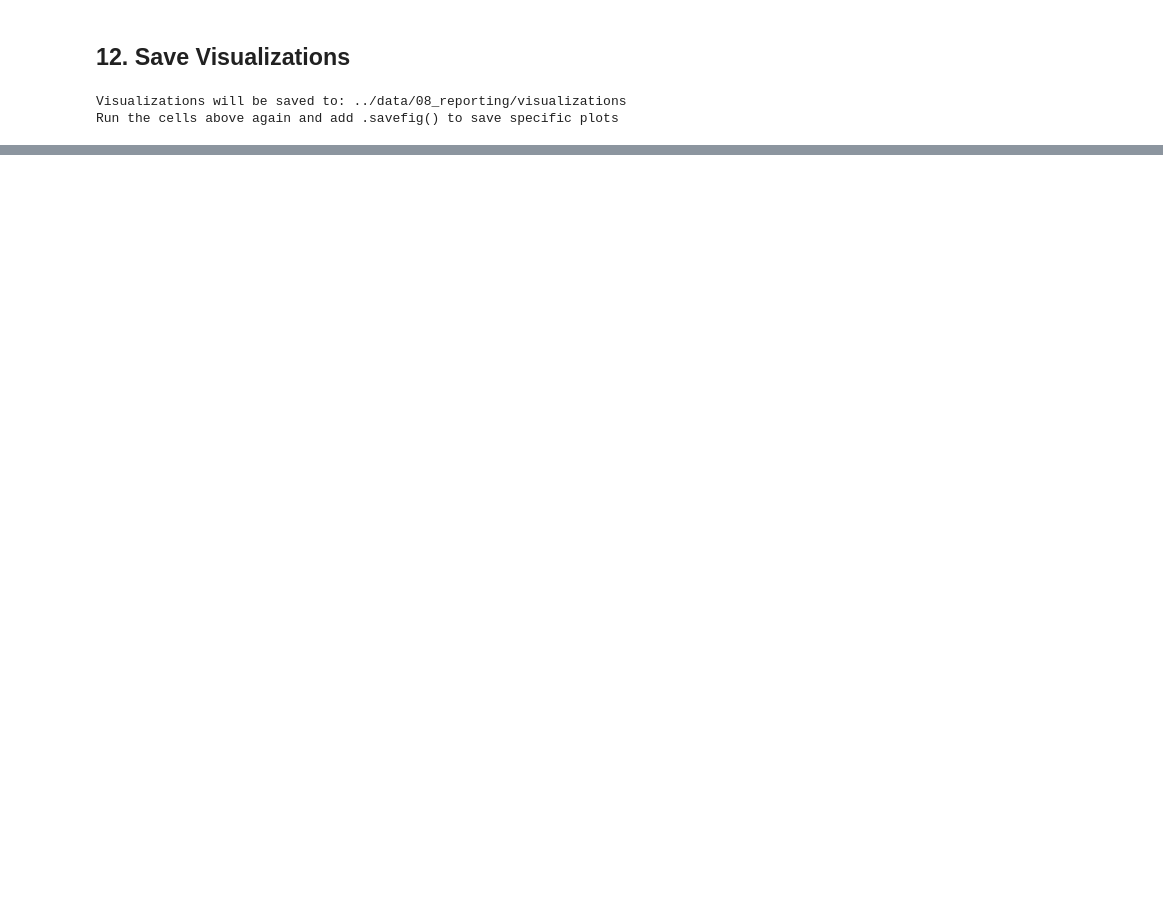
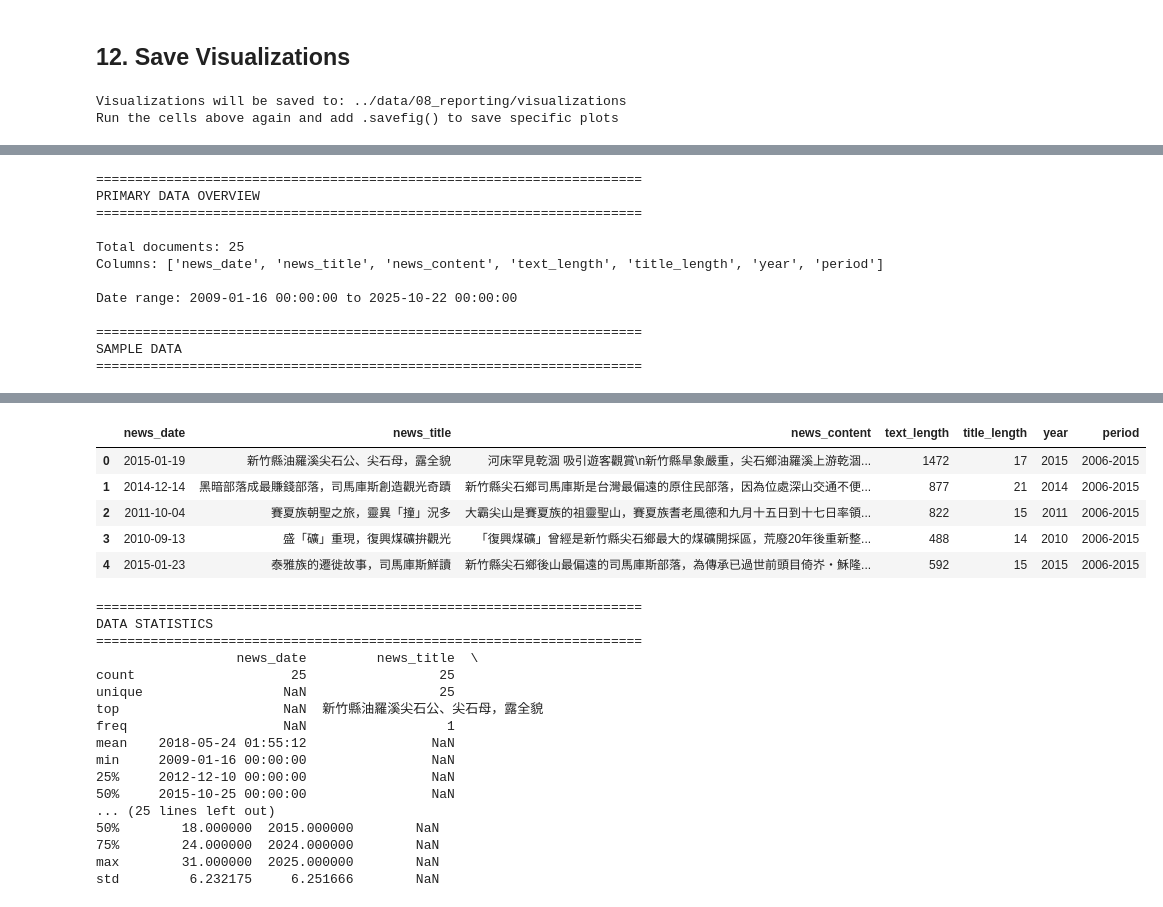
Before and after one commit to eslywadan/lsa-markus, a Jupyter notebook: notebooks/01_visualize_results.ipynb, the cells around one changed output, grey strips where cells are left out. Cells and saved outputs as stored; diff of their text form; code cells hidden in the pictures; blank space fills up the shorter version.

```diff
--- a/notebooks/01_visualize_results.ipynb
+++ b/notebooks/01_visualize_results.ipynb
@@ -401,0 +724,35 @@ Run the cells above again and add .savefig() to save specific plots
+# %%
+# Load the primary raw data
+#raw_data = pd.read_csv('../data/03_primary/jianshi_news_raw.csv')
+
+print("=" * 70)
+print("PRIMARY DATA OVERVIEW")
+print("=" * 70)
+print(f"\nTotal documents: {len(raw_data)}")
+print(f"Columns: {list(raw_data.columns)}")
+print(f"\nDate range: {raw_data['news_date'].min()} to {raw_data['news_date'].max()}")
+
+# Show first few rows
+print("\n" + "=" * 70)
+print("SAMPLE DATA")
+print("=" * 70)
+display(raw_data.head())
+
+# Show data distribution
+print("\n" + "=" * 70)
+print("DATA STATISTICS")
+print("=" * 70)
+print(raw_data.describe(include='all'))
+# %% [output]
+======================================================================
+PRIMARY DATA OVERVIEW
+======================================================================
+
+Total documents: 25
+Columns: ['news_date', 'news_title', 'news_content', 'text_length', 'title_length', 'year', 'period']
+
+Date range: 2009-01-16 00:00:00 to 2025-10-22 00:00:00
+
+======================================================================
+SAMPLE DATA
+======================================================================
@@ -401,0 +760,23 @@ Run the cells above again and add .savefig() to save specific plots
+|  | news_date | news_title | news_content | text_length | title_length | year | period |
+| 0 | 2015-01-19 | 新竹縣油羅溪尖石公、尖石母，露全貌 | 河床罕見乾涸 吸引遊客觀賞\n新竹縣旱象嚴重，尖石鄉油羅溪上游乾涸... | 1472 | 17 | 2015 | 2006-2015 |
+| 1 | 2014-12-14 | 黑暗部落成最賺錢部落，司馬庫斯創造觀光奇蹟 | 新竹縣尖石鄉司馬庫斯是台灣最偏遠的原住民部落，因為位處深山交通不便... | 877 | 21 | 2014 | 2006-2015 |
+| 2 | 2011-10-04 | 賽夏族朝聖之旅，靈異「撞」況多 | 大霸尖山是賽夏族的祖靈聖山，賽夏族耆老風德和九月十五日到十七日率領... | 822 | 15 | 2011 | 2006-2015 |
+| 3 | 2010-09-13 | 盛「礦」重現，復興煤礦拚觀光 | 「復興煤礦」曾經是新竹縣尖石鄉最大的煤礦開採區，荒廢20年後重新整... | 488 | 14 | 2010 | 2006-2015 |
+| 4 | 2015-01-23 | 泰雅族的遷徙故事，司馬庫斯鮮讀 | 新竹縣尖石鄉後山最偏遠的司馬庫斯部落，為傳承已過世前頭目倚岕‧穌隆... | 592 | 15 | 2015 | 2006-2015 |
+======================================================================
+DATA STATISTICS
+======================================================================
+                  news_date         news_title  \
+count                    25                 25
+unique                  NaN                 25
+top                     NaN  新竹縣油羅溪尖石公、尖石母，露全貌
+freq                    NaN                  1
+mean    2018-05-24 01:55:12                NaN
+min     2009-01-16 00:00:00                NaN
+25%     2012-12-10 00:00:00                NaN
+50%     2015-10-25 00:00:00                NaN
+... (25 lines left out)
+50%        18.000000  2015.000000        NaN
+75%        24.000000  2024.000000        NaN
+max        31.000000  2025.000000        NaN
+std         6.232175     6.251666        NaN
```
Also changed, not shown: parts of 22 cells of this notebook, 35 other files.
